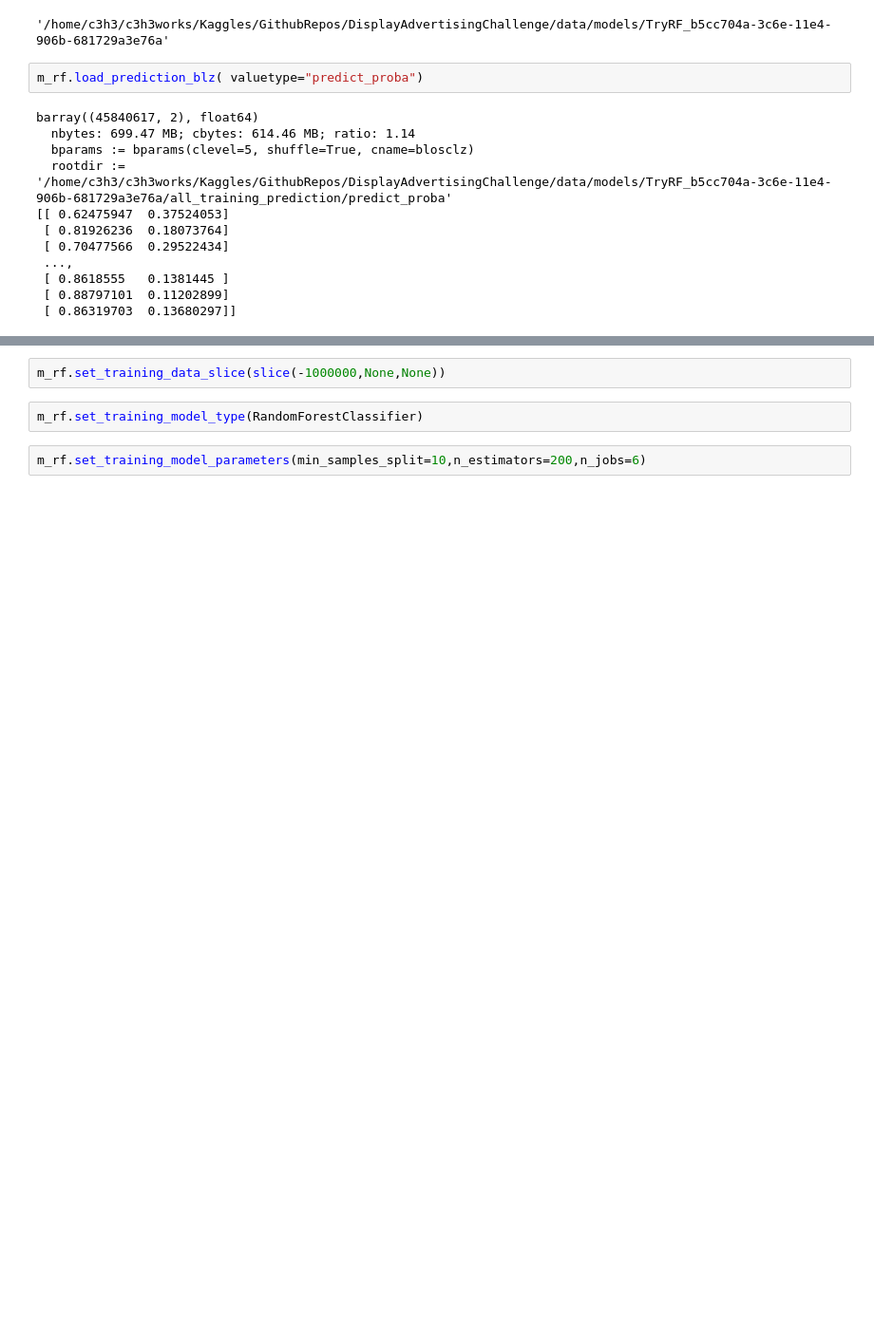
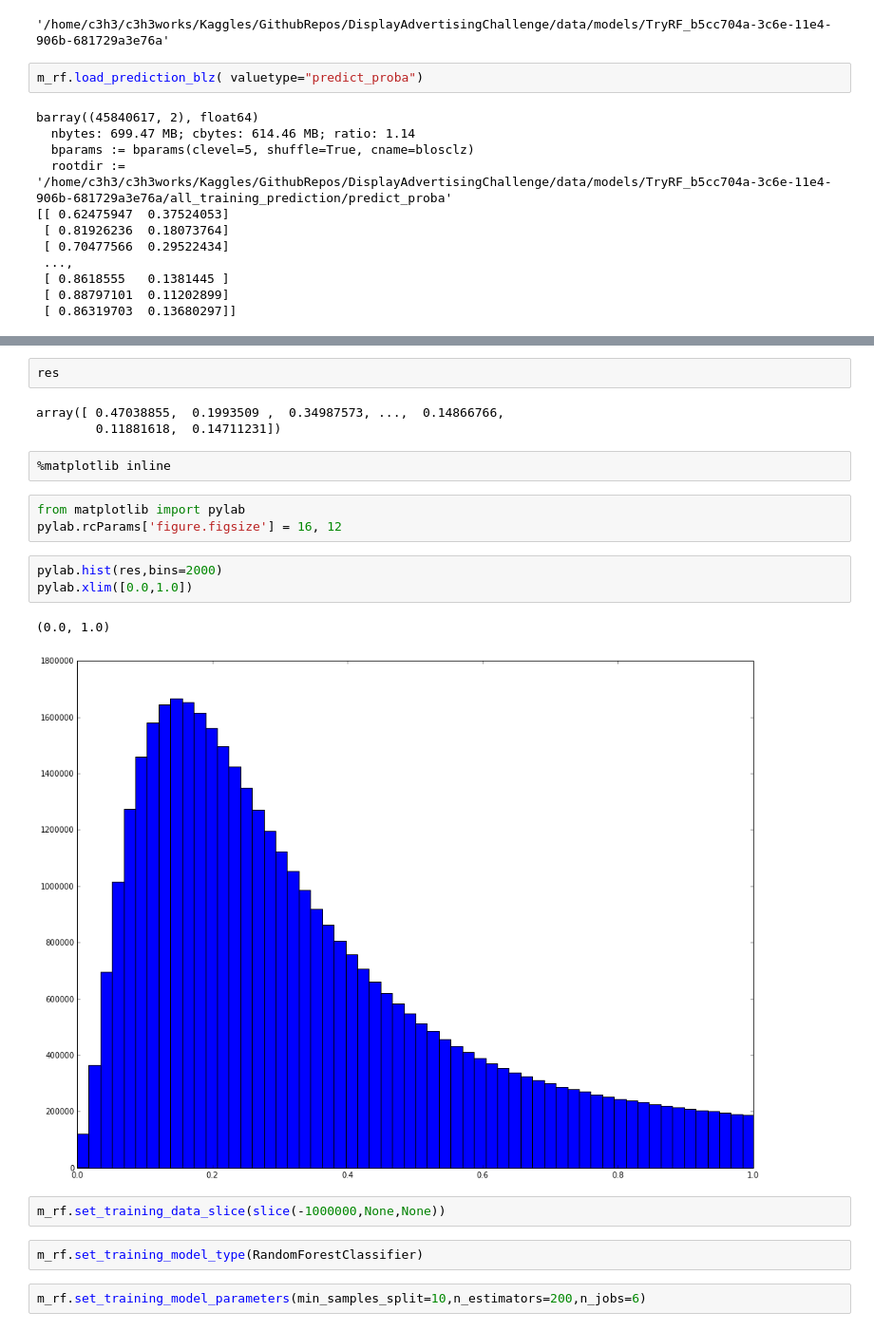
Before and after one commit to c3h3/DisplayAdvertisingChallenge, a Jupyter notebook: bin/Dev20140916_c3h3dev_Model.ipynb, the cells around one changed output, grey strips where cells are left out. Shown at 95% size. Drawn from its saved outputs; the diff is of its cells as text; blank space fills up the shorter version.

```diff
--- a/bin/Dev20140916_c3h3dev_Model.ipynb
+++ b/bin/Dev20140916_c3h3dev_Model.ipynb
@@ -63,3 +93,19 @@ barray((45840617, 2), float64)
+# %%
+res
+# %% [output]
+array([ 0.47038855,  0.1993509 ,  0.34987573, ...,  0.14866766,
+        0.11881618,  0.14711231])
+# %%
+%matplotlib inline
+# %%
+from matplotlib import pylab
+pylab.rcParams['figure.figsize'] = 16, 12
+# %%
+pylab.hist(res,bins=2000)
+pylab.xlim([0.0,1.0])
+# %% [output]
+(0.0, 1.0)
+[figure, added]
 # %%
 m_rf.set_training_data_slice(slice(-1000000,None,None))
 # %%
```
Also changed, not shown: parts of 6 cells of this notebook, 1 other file.
